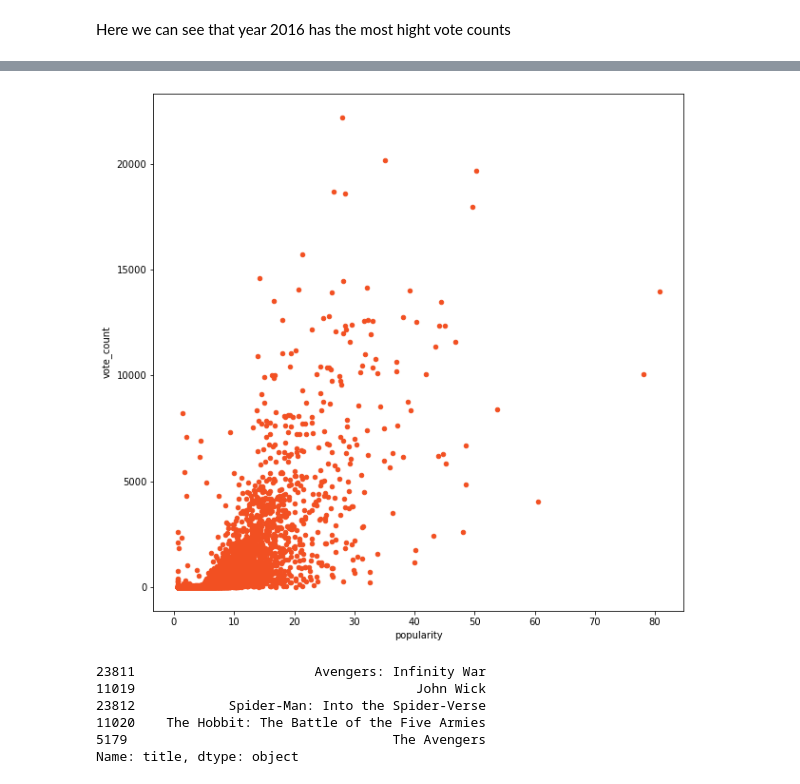
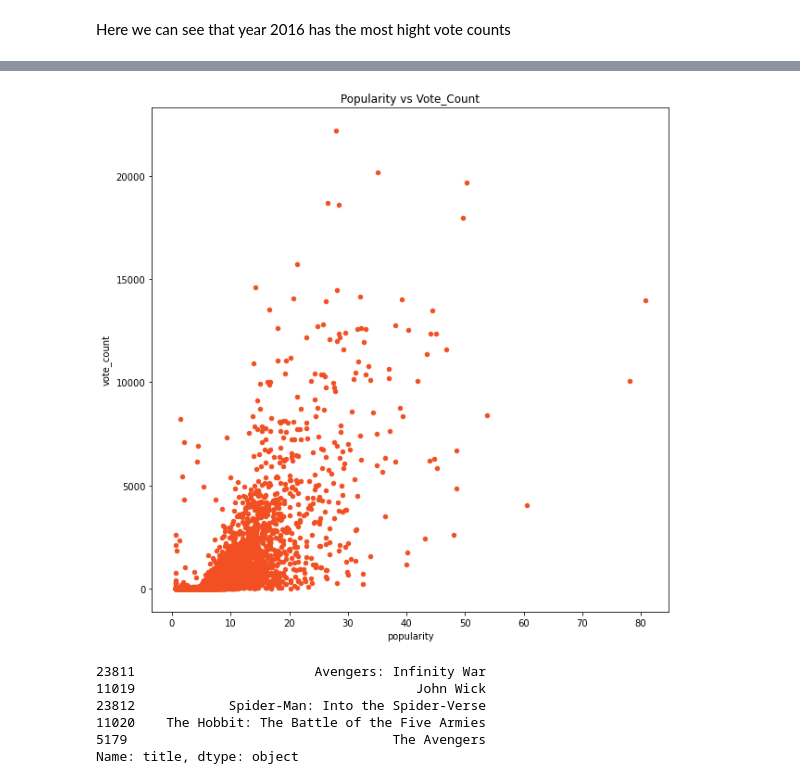
Before and after one commit to epradojr/Microsoft-Movie-Studio-Business-Proposition, a Jupyter notebook: tmdb data after 2000.ipynb, the cells around one changed output, grey strips where cells are left out. Cells and saved outputs as stored; diff of their text form; code cells hidden in the pictures.

```diff
--- a/tmdb data after 2000.ipynb
+++ b/tmdb data after 2000.ipynb
@@ -260,10 +263,11 @@ plt.show()
 # %%
 fig1, ax1 = plt.subplots(figsize=(10,10))
 
 df_after_2000.plot.scatter(x='popularity',y='vote_count',ax=ax1, color='#F25022')
+ax1.set_title('Popularity vs Vote_Count')
 plt.show()
 # %% [output]
-[figure, old version]
+[figure, new version]
 # %%
 # Check the most 5 popular movies after 2000
 df_after_2000.sort_values(by='popularity', ascending=False)['title'][:5]
```
Also changed, not shown: parts of 4 cells of this notebook.
